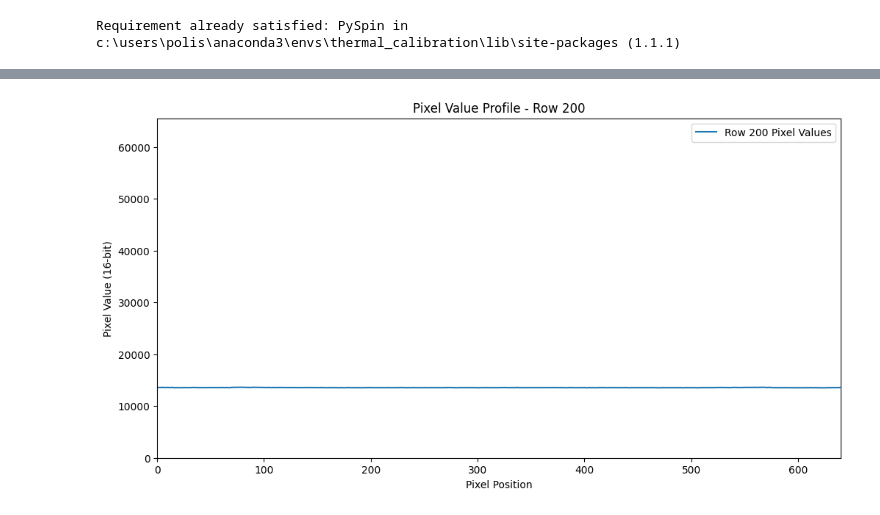
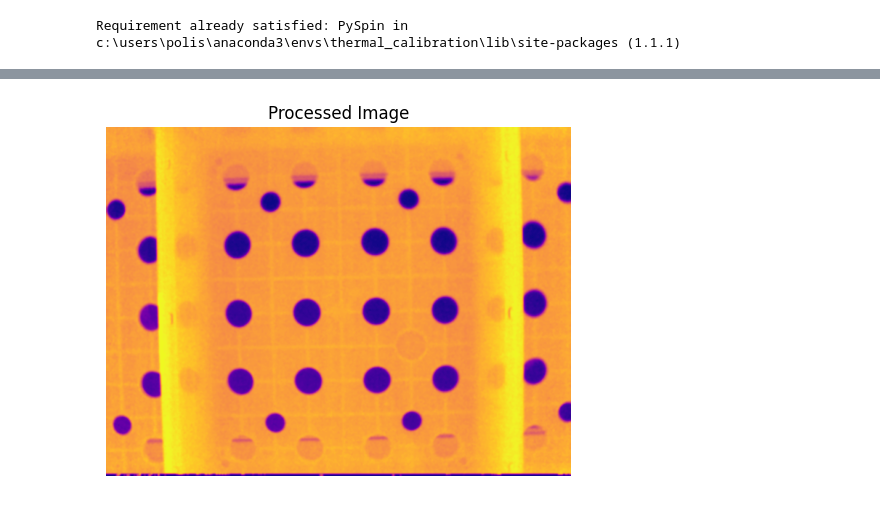
Before and after one commit to spsaswat/APPF_FLIR, a Jupyter notebook: SensorCommunication/gantry_communication_code.ipynb, the cells around one changed output, grey strips where cells are left out. Saved outputs shown, nothing was run; the diff lists cells and outputs as text; code cells hidden in the pictures.

```diff
--- a/SensorCommunication/gantry_communication_code.ipynb
+++ b/SensorCommunication/gantry_communication_code.ipynb
@@ -265,28 +185,47 @@ plt.show()
-# %%
-import cv2
-import numpy as np
-import matplotlib.pyplot as plt
-
-def plot_pixel_line_profile(image, row=0):
-    # Extract the pixel values along the specified row
-    pixel_values = image[row, :]
-
-    # Plot the pixel values
-    plt.figure(figsize=(12, 6))
-    plt.plot(pixel_values, label=f'Row {row} Pixel Values')
-    plt.title(f'Pixel Value Profile - Row {row}')
-    plt.xlabel('Pixel Position')
-    plt.ylabel('Pixel Value (16-bit)')
-    plt.xlim([0, image.shape[1]])
-    plt.ylim([0, 65535])
-    plt.legend()
-    plt.show()
-
-# Load the original image
-image_path = "../SensorCommunication/Acquisition/calib_data_2/calib_data_2/20240822-125442/Acquisition-1054.tiff"
-original_image = cv2.imread(image_path, cv2.IMREAD_UNCHANGED)
-
-# Plot the pixel value profile for a specific row
-plot_pixel_line_profile(original_image, row=200)
-# %% [output]
-[figure, removed]
+# %%
+import cv2
+import numpy as np
+import matplotlib.pyplot as plt
+
+def minmax_normalize(image, lower_percentile=1, upper_percentile=99):
+    # Calculate percentiles
+    lower_bound = np.percentile(image, lower_percentile)
+    upper_bound = np.percentile(image, upper_percentile)
+
+    # Normalize based on calculated bounds
+    norm_image = (image - lower_bound) / (upper_bound - lower_bound)
+
+    # Clip to range [0, 1]
+    norm_image = np.clip(norm_image, 0, 1)
+
+    return norm_image
+
+def process_image(image_path):
+    # Load the image in 16-bit
+    image = cv2.imread(image_path, cv2.IMREAD_UNCHANGED)
+
+    # Min-max normalization using percentiles
+    normalized_image = minmax_normalize(image)
+
+    # Apply Gaussian blur
+    blurred_image = cv2.GaussianBlur(normalized_image, (5, 5), 0)
+
+    return blurred_image
+
+def plot_image(image, title):
+    plt.imshow(image, cmap='plasma', vmin=0, vmax=1)
+    plt.title(title)
+    plt.axis('off')
+
+# Path to the image
+image_path = "../SensorCommunication/Acquisition/20240815-155900_tiff/20240815-155900/Acquisition-1054.tiff"
+
+# Process the image
+processed_image = process_image(image_path)
+
+# Plot the processed image
+plt.figure(figsize=(6, 6))
+plot_image(processed_image, 'Processed Image')
+plt.show()
+# %% [output]
+[figure, added]
```
Also changed, not shown: parts of 2 cells of this notebook.
